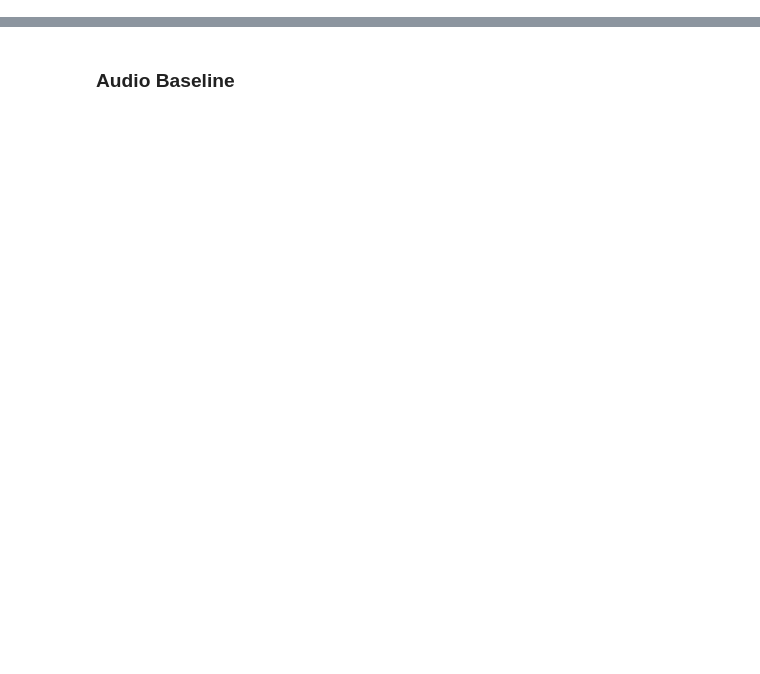
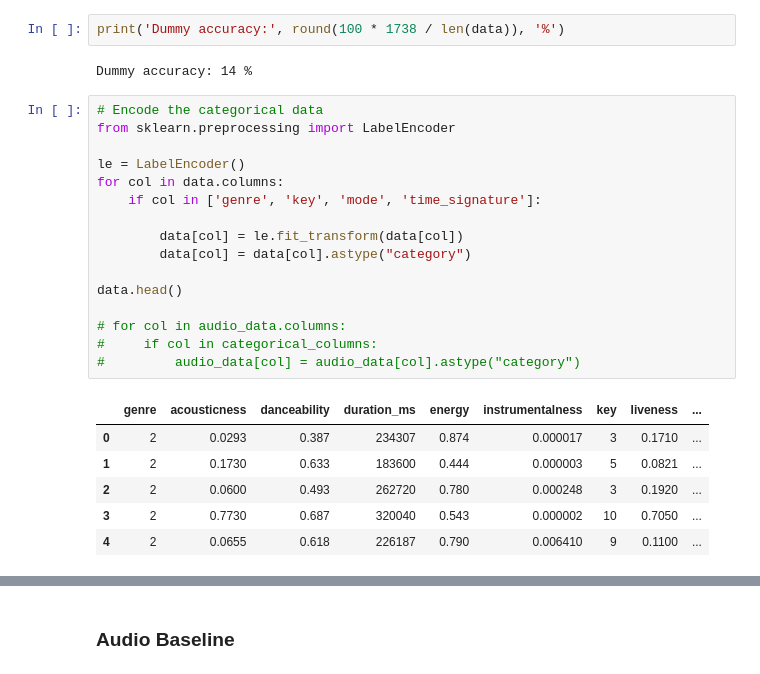
Before and after one commit to HanBiru/text_mining_project-TDDE16, a Jupyter notebook: Classification.ipynb, the cells around one changed output, grey strips where cells are left out. Cells and saved outputs as stored; diff of their text form; blank space fills up the shorter version.

```diff
--- a/Classification.ipynb
+++ b/Classification.ipynb
@@ -22,0 +38,27 @@ data.head()
+# %%
+print('Dummy accuracy:', round(100 * 1738 / len(data)), '%')
+# %% [output]
+Dummy accuracy: 14 %
+# %%
+# Encode the categorical data
+from sklearn.preprocessing import LabelEncoder
+
+le = LabelEncoder()
+for col in data.columns:
+    if col in ['genre', 'key', 'mode', 'time_signature']:
+
+        data[col] = le.fit_transform(data[col])
+        data[col] = data[col].astype("category")
+
+data.head()
+
+# for col in audio_data.columns:
+#     if col in categorical_columns:
+#         audio_data[col] = audio_data[col].astype("category")
+# %% [output]
+|  | genre | acousticness | danceability | duration_ms | energy | instrumentalness | key | liveness | ... |
+| 0 | 2 | 0.0293 | 0.387 | 234307 | 0.874 | 0.000017 | 3 | 0.1710 | ... |
+| 1 | 2 | 0.1730 | 0.633 | 183600 | 0.444 | 0.000003 | 5 | 0.0821 | ... |
+| 2 | 2 | 0.0600 | 0.493 | 262720 | 0.780 | 0.000248 | 3 | 0.1920 | ... |
+| 3 | 2 | 0.7730 | 0.687 | 320040 | 0.543 | 0.000002 | 10 | 0.7050 | ... |
+| 4 | 2 | 0.0655 | 0.618 | 226187 | 0.790 | 0.006410 | 9 | 0.1100 | ... |
```
Also changed, not shown: parts of 22 cells of this notebook.
